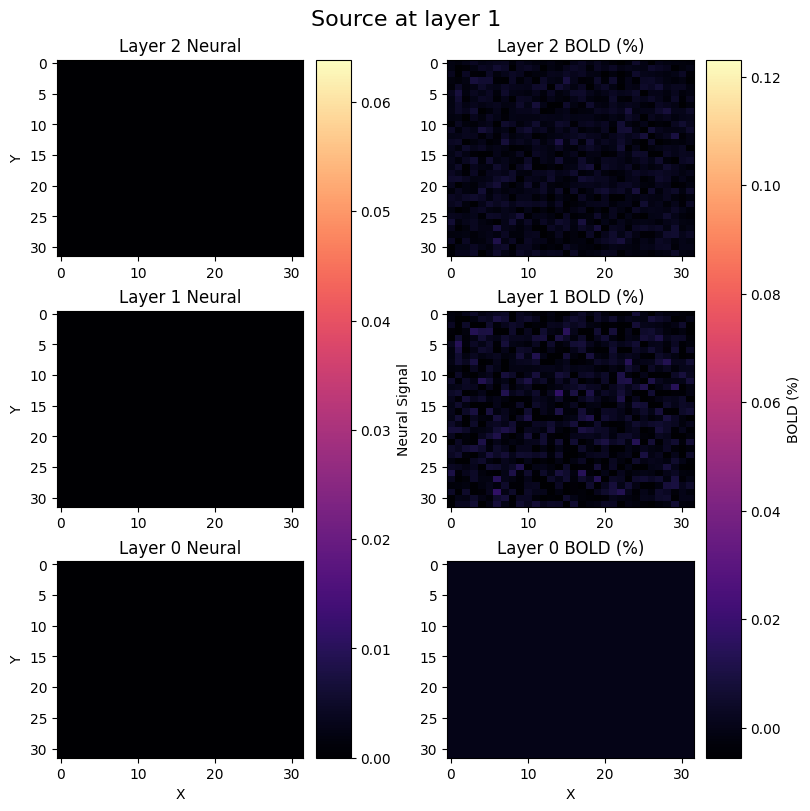
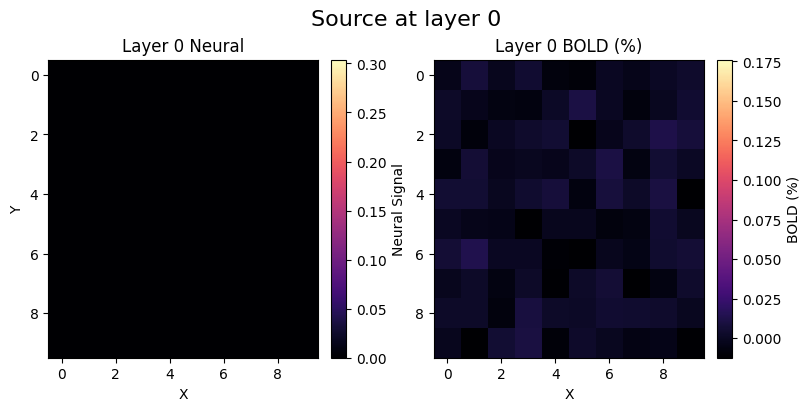
Unified diff of the notebook cell whose output changed from the first chart to the second:
--- before
+++ after
@@ -1,3 +1,3 @@
-fig, ax = plt.subplots(nrows=3, ncols=2, figsize=(8, 8), constrained_layout=True)
+fig, ax = plt.subplots(nrows=1, ncols=2, figsize=(8, 4), constrained_layout=True)
 
 # Use full time dimension (100), not a single time index
@@ -15,27 +15,26 @@
 img_bold = []
 
-for i in range(nlayers):
-    row = nlayers - 1 - i
 
-    n_im = ax[row, 0].imshow(
-        neural_sig[i, 0], aspect="auto", cmap="magma", vmin=neural_min, vmax=neural_max
-    )
-    b_im = ax[row, 1].imshow(
-        bold_sig[i, 0], aspect="auto", cmap="magma", vmin=bold_min, vmax=bold_max
-    )
 
-    img_neural.append(n_im)
-    img_bold.append(b_im)
+n_im = ax[0].imshow(
+    neural_sig[0, 0], aspect="auto", cmap="magma", vmin=neural_min, vmax=neural_max
+)
+b_im = ax[1].imshow(
+    bold_sig[0, 0], aspect="auto", cmap="magma", vmin=bold_min, vmax=bold_max
+)
 
-    ax[row, 0].set_title(f"Layer {i} Neural")
-    ax[row, 1].set_title(f"Layer {i} BOLD (%)")
-    ax[row, 0].set_ylabel("Y")
+img_neural.append(n_im)
+img_bold.append(b_im)
+
+ax[0].set_title(f"Layer {i} Neural")
+ax[1].set_title(f"Layer {i} BOLD (%)")
+ax[0].set_ylabel("Y")
 
 # Add only one colorbar per column
-fig.colorbar(img_neural[0], ax=ax[:, 0], orientation="vertical", label="Neural Signal")
-fig.colorbar(img_bold[0], ax=ax[:, 1], orientation="vertical", label="BOLD (%)")
+fig.colorbar(img_neural[0], ax=ax[0], orientation="vertical", label="Neural Signal")
+fig.colorbar(img_bold[0], ax=ax[1], orientation="vertical", label="BOLD (%)")
 
 for c in range(2):
-    ax[-1, c].set_xlabel("X")
+    ax[c].set_xlabel("X")
 
 

Commit: very good bold prediction (one layer)